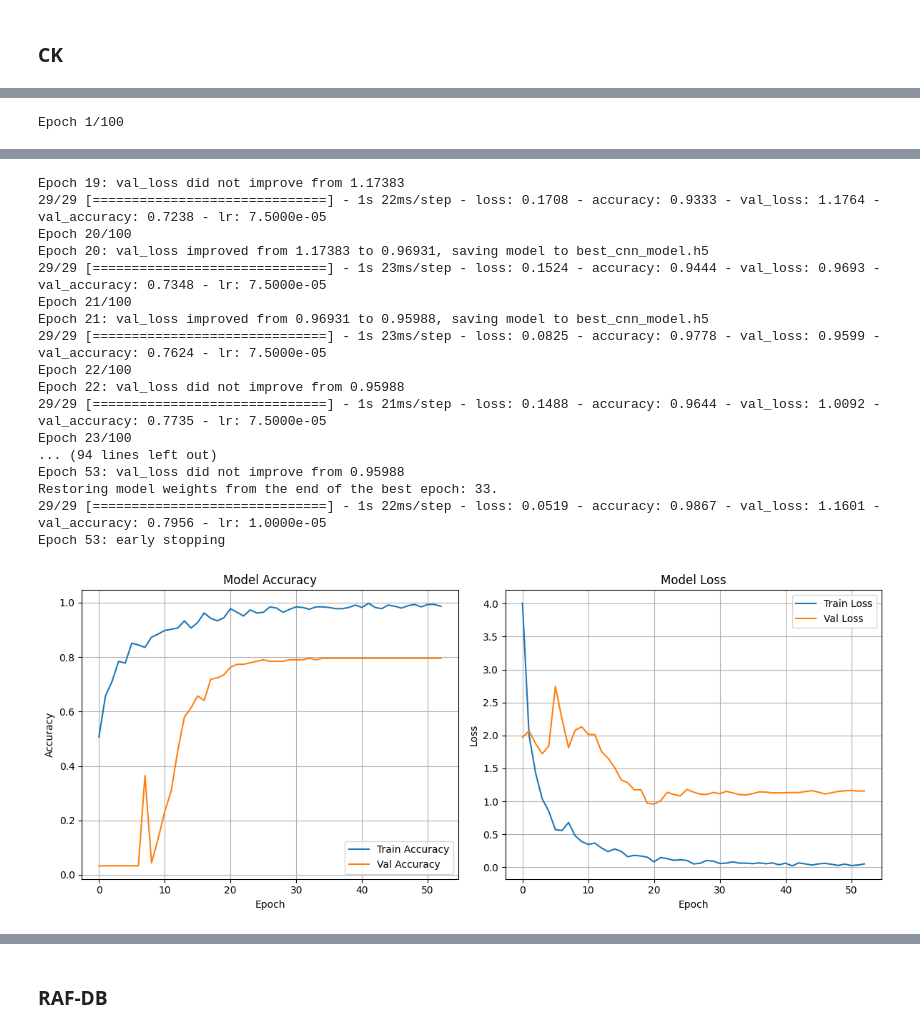
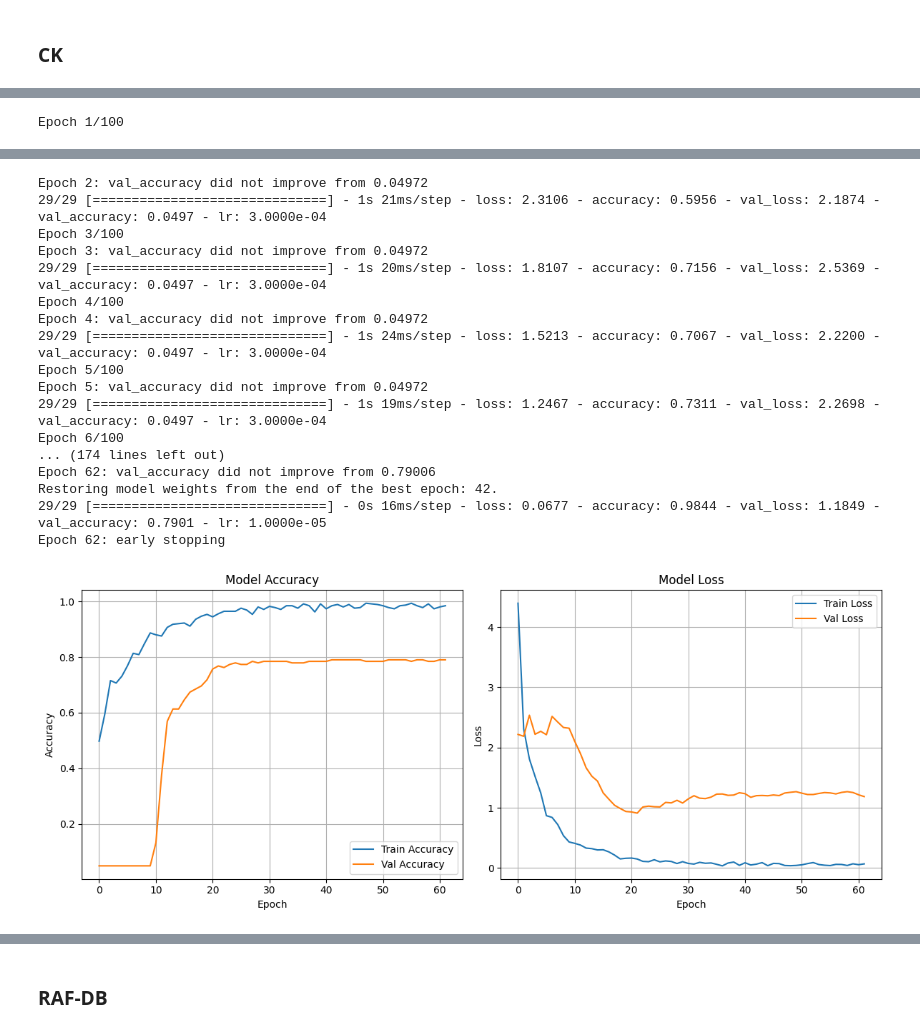
Before and after one commit to sofiafernandescd/EmoReA, a Jupyter notebook: emorea-backend/notebooks/facial/icpram-cnn-6-lr.ipynb, the cells around one changed output, grey strips where cells are left out. Drawn from its saved outputs; the diff is of its cells as text; code cells hidden in the pictures.

```diff
--- a/emorea-backend/notebooks/facial/icpram-cnn-6-lr.ipynb
+++ b/emorea-backend/notebooks/facial/icpram-cnn-6-lr.ipynb
@@ -105,7 +105,7 @@ def build_light_cnn(input_shape=(48, 48, 1), num_classes=7):
         MaxPooling2D(2,2),
 
         Conv2D(64, (3,3), activation='relu', padding='same'),
-        BatchNormalization(),
+        #BatchNormalization(),
         MaxPooling2D(2,2),
 
         Conv2D(128, (3,3), activation='relu', padding='same'),
@@ -136,9 +136,9 @@ callbacks = [
     # Save only the best model (based on validation accuracy)
     ModelCheckpoint(
     "best_cnn_model.h5",
-    monitor="val_loss", #"val_accuracy",
+    monitor="val_accuracy",
     save_best_only=True,
-    mode="min", #"max",
+    mode="max",
     verbose=1
     ),
     # Stop early if no improvement
@@ -330,6 +332,34 @@ weighted avg       0.39      0.32      0.29     13206
 # %% [markdown]
 ### CK
 # %%
+# Callbacks for better training control
+callbacks = [
+    # Save only the best model (based on validation accuracy)
+    ModelCheckpoint(
+    "best_cnn_model.h5",
+    monitor="val_accuracy",
+    save_best_only=True,
+    mode="max",
+    verbose=1
+    ),
+    # Stop early if no improvement
+    EarlyStopping(
+        #monitor="val_loss",
+        monitor="val_accuracy",
+        patience=20,
+        restore_best_weights=True,
+        verbose=1
+    ),
+    # Reduce learning rate when validation stops improving
+    ReduceLROnPlateau(
+        monitor="val_loss",
+        #monitor="val_accuracy",
+        factor=0.25,
+        patience=5,
+        min_lr=1e-5,
+        verbose=1
+    )
+]
 
 # Encode string labels -> integers
 label_encoder = LabelEncoder()
@@ -381,21 +403,21 @@ Epoch 19/100
-Epoch 19: val_loss did not improve from 1.17383
-29/29 [==============================] - 1s 22ms/step - loss: 0.1708 - accuracy: 0.9333 - val_loss: 1.1764 - val_accuracy: 0.7238 - lr: 7.5000e-05
-Epoch 20/100
-Epoch 20: val_loss improved from 1.17383 to 0.96931, saving model to best_cnn_model.h5
-29/29 [==============================] - 1s 23ms/step - loss: 0.1524 - accuracy: 0.9444 - val_loss: 0.9693 - val_accuracy: 0.7348 - lr: 7.5000e-05
-Epoch 21/100
-Epoch 21: val_loss improved from 0.96931 to 0.95988, saving model to best_cnn_model.h5
-29/29 [==============================] - 1s 23ms/step - loss: 0.0825 - accuracy: 0.9778 - val_loss: 0.9599 - val_accuracy: 0.7624 - lr: 7.5000e-05
-Epoch 22/100
-Epoch 22: val_loss did not improve from 0.95988
-29/29 [==============================] - 1s 21ms/step - loss: 0.1488 - accuracy: 0.9644 - val_loss: 1.0092 - val_accuracy: 0.7735 - lr: 7.5000e-05
-Epoch 23/100
-... (94 lines left out)
-Epoch 53: val_loss did not improve from 0.95988
-Restoring model weights from the end of the best epoch: 33.
-29/29 [==============================] - 1s 22ms/step - loss: 0.0519 - accuracy: 0.9867 - val_loss: 1.1601 - val_accuracy: 0.7956 - lr: 1.0000e-05
-Epoch 53: early stopping
+Epoch 2: val_accuracy did not improve from 0.04972
+29/29 [==============================] - 1s 21ms/step - loss: 2.3106 - accuracy: 0.5956 - val_loss: 2.1874 - val_accuracy: 0.0497 - lr: 3.0000e-04
+Epoch 3/100
+Epoch 3: val_accuracy did not improve from 0.04972
+29/29 [==============================] - 1s 20ms/step - loss: 1.8107 - accuracy: 0.7156 - val_loss: 2.5369 - val_accuracy: 0.0497 - lr: 3.0000e-04
+Epoch 4/100
+Epoch 4: val_accuracy did not improve from 0.04972
+29/29 [==============================] - 1s 24ms/step - loss: 1.5213 - accuracy: 0.7067 - val_loss: 2.2200 - val_accuracy: 0.0497 - lr: 3.0000e-04
+Epoch 5/100
+Epoch 5: val_accuracy did not improve from 0.04972
+29/29 [==============================] - 1s 19ms/step - loss: 1.2467 - accuracy: 0.7311 - val_loss: 2.2698 - val_accuracy: 0.0497 - lr: 3.0000e-04
+Epoch 6/100
+... (174 lines left out)
+Epoch 62: val_accuracy did not improve from 0.79006
+Restoring model weights from the end of the best epoch: 42.
+29/29 [==============================] - 0s 16ms/step - loss: 0.0677 - accuracy: 0.9844 - val_loss: 1.1849 - val_accuracy: 0.7901 - lr: 1.0000e-05
+Epoch 62: early stopping
-[figure, old version]
+[figure, new version]
 # %%
 cnn = load_model("best_cnn_model.h5")
 y_pred_probs = cnn.predict(X_test)
```
Also changed, not shown: parts of 21 cells of this notebook, 6 other files.
